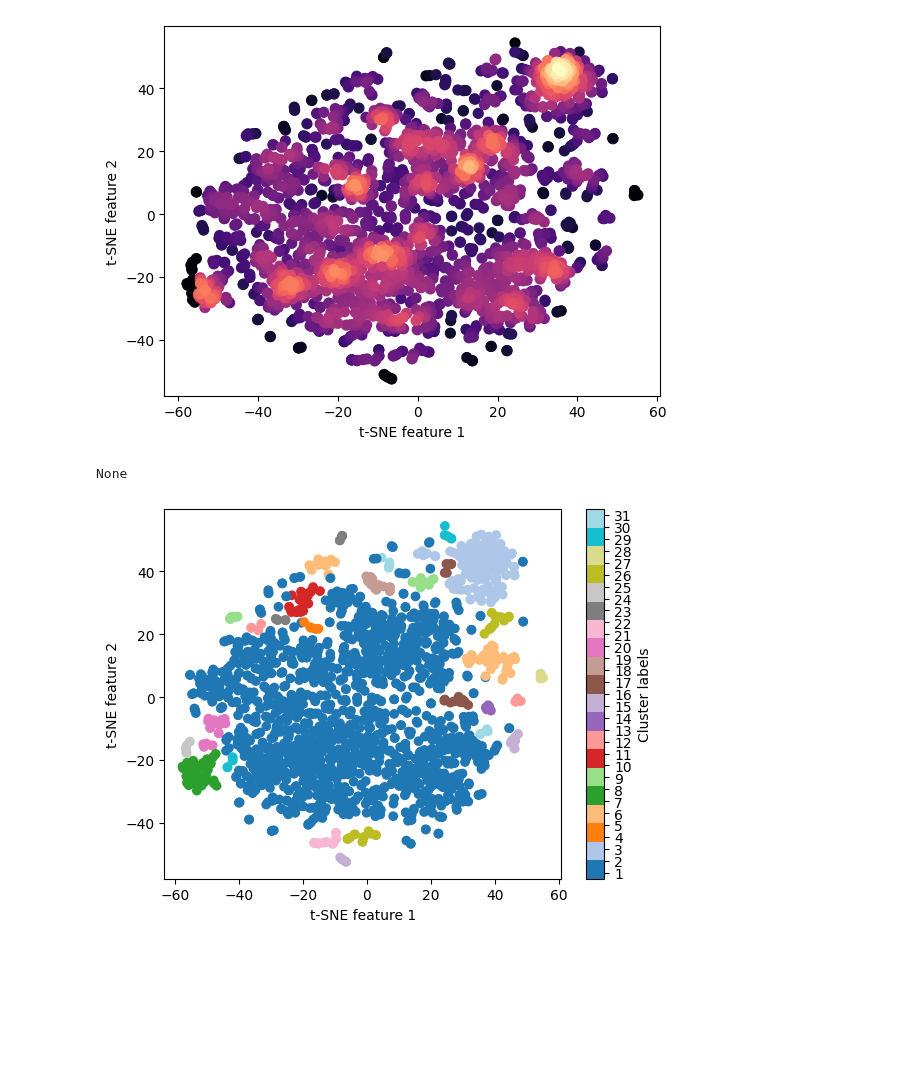
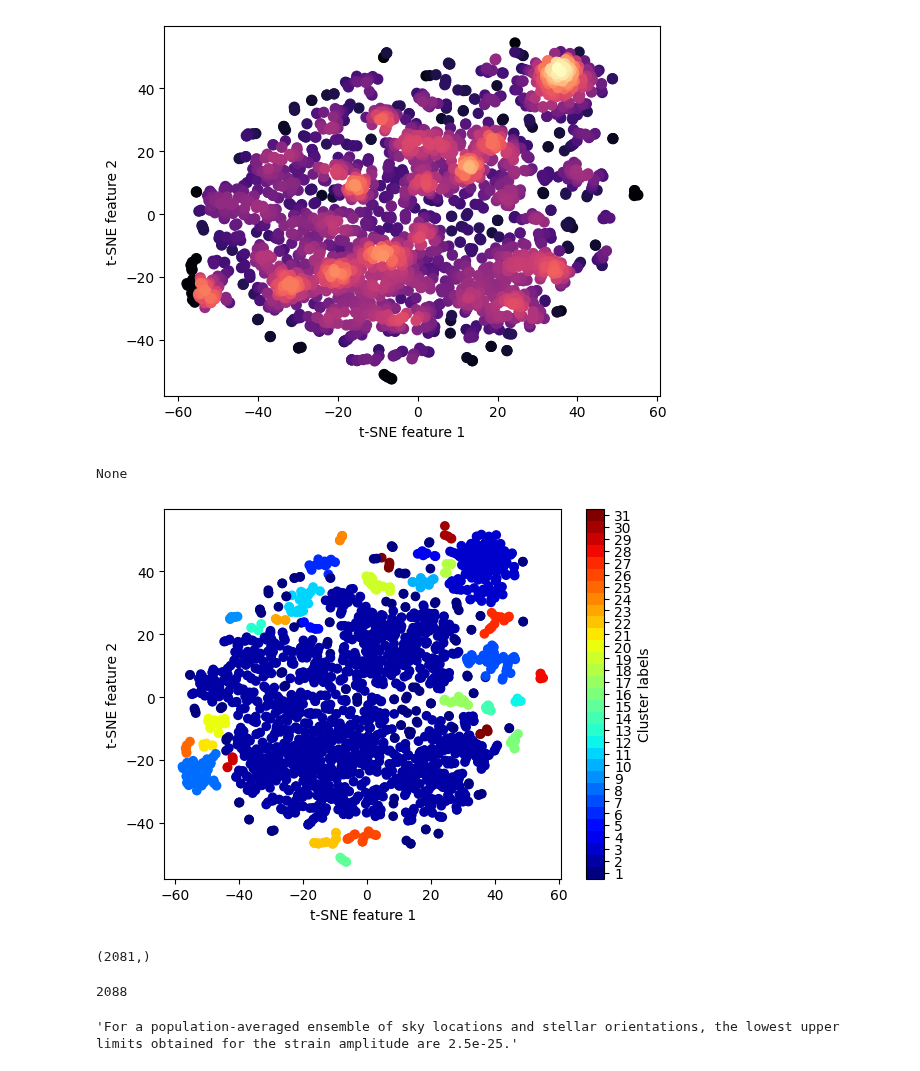
Before and after one commit to AlexandreAdam/Ai4phys_astroai_papers, a Jupyter notebook: notebooks/find_contradictions.ipynb, the cells around one changed output. Cells and saved outputs as stored; diff of their text form; code cells hidden in the pictures; blank space fills up the shorter version.

```diff
--- a/notebooks/find_contradictions.ipynb
+++ b/notebooks/find_contradictions.ipynb
@@ -135,33 +139,45 @@ labels = dbscan_labels(projected_embedding, eps=3)
 # %%
 def plot(embedding_dataset, labels, cluster_names=None, eps=5, metric="euclidean", algorithm="auto", leaf_size=30):
     n_clusters = max(labels) + 1
 
     # Create a colormap with only 'n_clusters' colors
-    base_cmap = plt.get_cmap("tab20")
-    colors = base_cmap(np.linspace(0, 1, 20))
+    base_cmap = plt.get_cmap("jet")
+    colors = base_cmap(np.linspace(0, 1, n_clusters))
     cmap = ListedColormap(colors[:n_clusters])
 
     plt.scatter(embedding_dataset[:, 0], embedding_dataset[:, 1], c=labels, cmap=cmap)
     plt.xlabel("t-SNE feature 1")
     plt.ylabel("t-SNE feature 2")
 
     # Normalize and create colorbar
     norm = Normalize(vmin=0, vmax=n_clusters)
     mappable = ScalarMappable(norm=norm, cmap=cmap)
     cbar = plt.colorbar(mappable, ax=plt.gca(), label="Cluster labels")
 
     # Set custom tick positions and labels for the colorbar
     tick_positions = np.arange(n_clusters) + 0.5
     cbar.set_ticks(tick_positions)
     print(cluster_names)
     if cluster_names is not None:
         cbar.set_ticklabels(cluster_names)
     else:
         cbar.set_ticklabels(np.arange(1, n_clusters + 1))
 
 plot(projected_embedding, labels)
 # %% [output]
 None
-[figure, old version]
+[figure, new version]
 # %%
 np.save("statement_labels.npy", labels)
+# %%
+labels.shape
+# %% [output]
+(2081,)
+# %%
+len(statements)
+# %% [output]
+2088
+# %%
+statements[1016]
+# %% [output]
+'For a population-averaged ensemble of sky locations and stellar orientations, the lowest upper limits obtained for the strain amplitude are 2.5e-25.'
```
Also changed, not shown: parts of 3 cells of this notebook.
